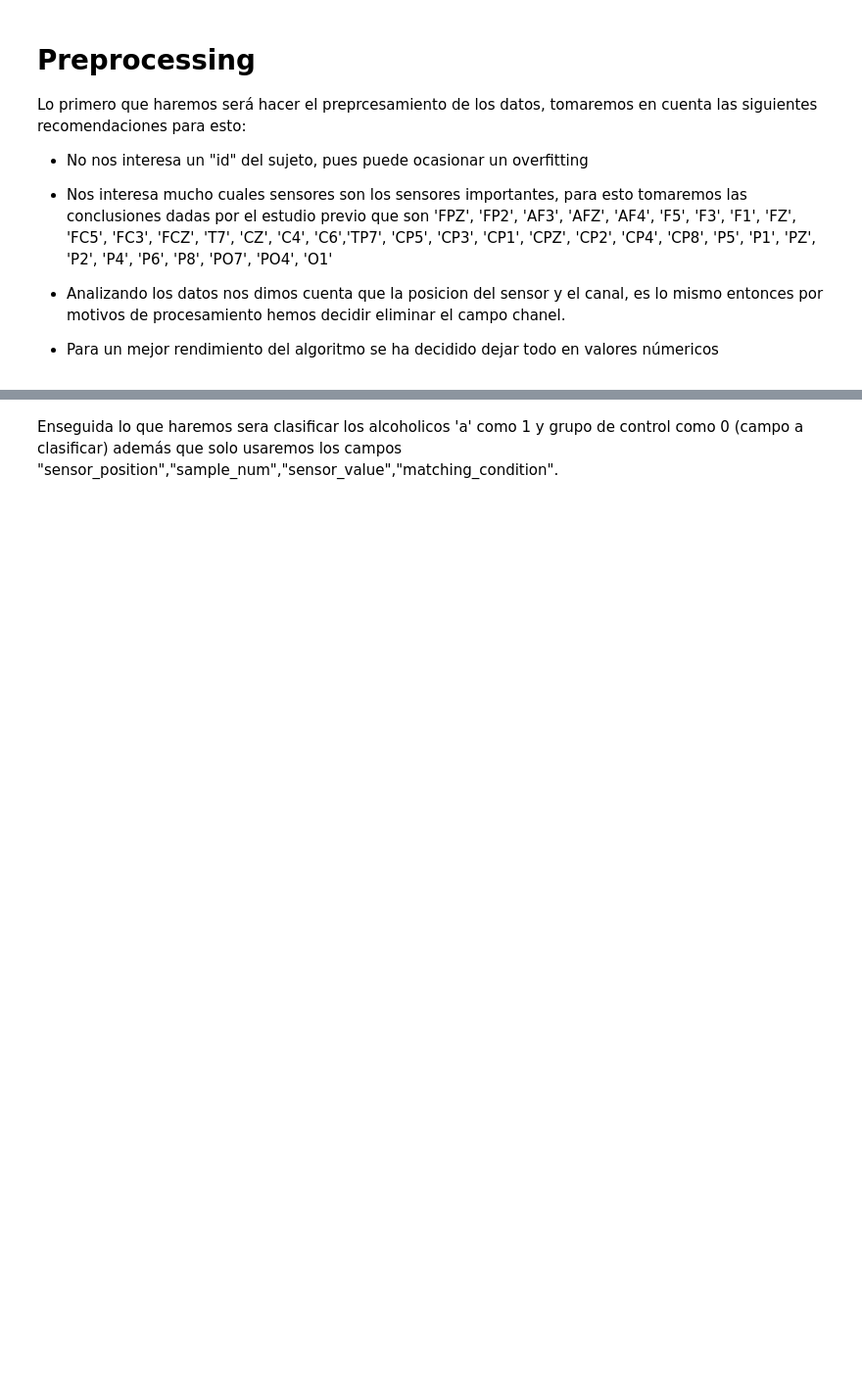
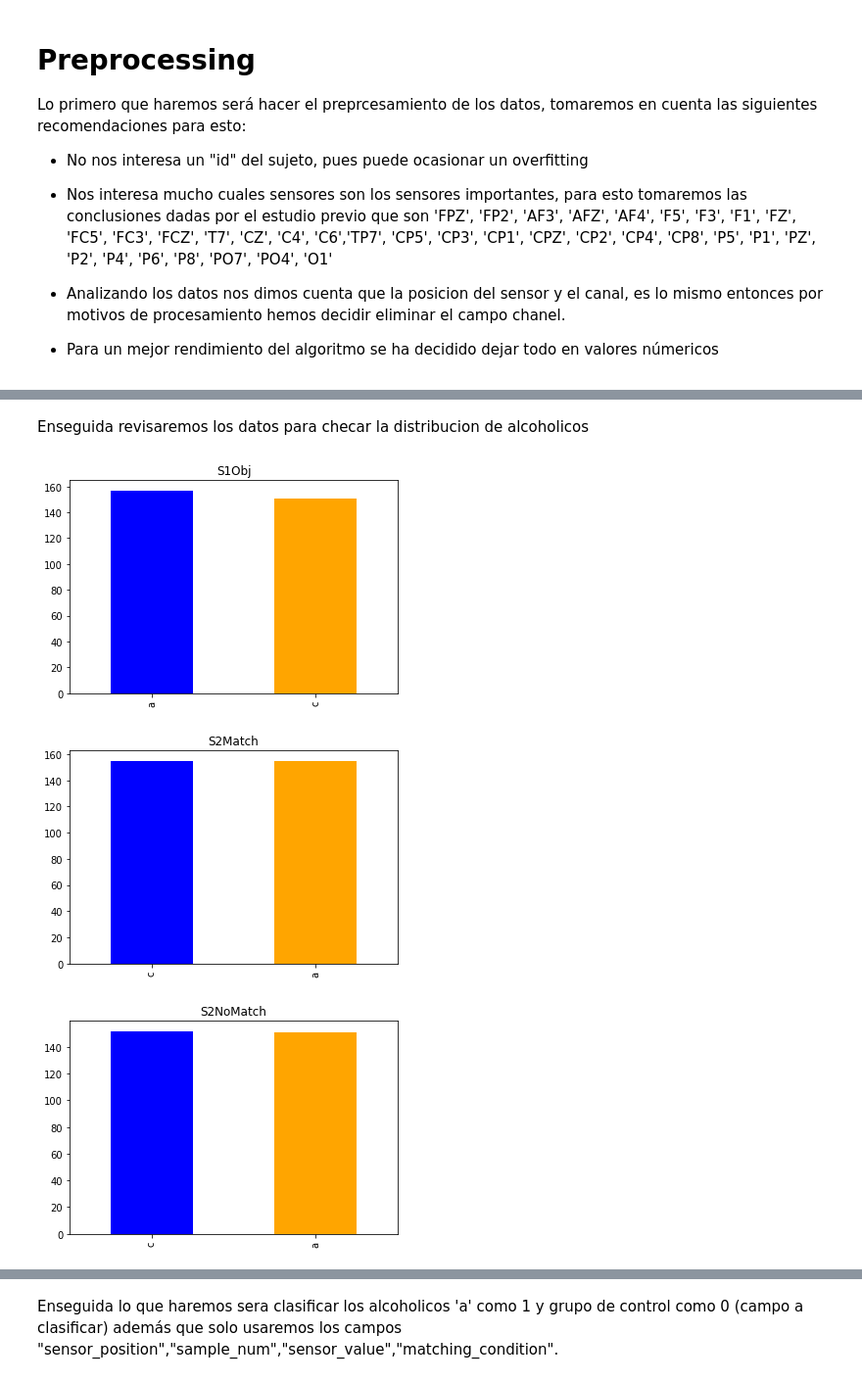
Before and after one commit to navi931/EEG-alcohol, a Jupyter notebook: EEG-data-analysis-master/SVM_Analysis.ipynb, the cells around one changed output, grey strips where cells are left out. Shown at 98% size. Saved outputs shown, nothing was run; the diff lists cells and outputs as text; code cells hidden in the pictures; blank space fills up the shorter version.

```diff
--- a/EEG-data-analysis-master/SVM_Analysis.ipynb
+++ b/EEG-data-analysis-master/SVM_Analysis.ipynb
@@ -286,0 +58,6 @@ data.head(n=10)
+# %%
+eeg_data_S1Obj = pd.read_csv("eeg_datasets_split/eeg_data_S1Obj.csv",encoding='latin-1')
+eeg_data_S2Match = pd.read_csv("eeg_datasets_split/eeg_data_S2Match.csv",encoding='latin-1')
+eeg_data_S2NoMatch = pd.read_csv("eeg_datasets_split/eeg_data_S2NoMatch.csv",encoding='latin-1')
+eeg_data = [eeg_data_S1Obj,eeg_data_S2Match,eeg_data_S2NoMatch]
+eeg_data_S1Obj.head(n=10)
@@ -286,0 +77,19 @@ data.head(n=10)
+# %% [markdown]
+Enseguida revisaremos los datos para checar la distribucion de alcoholicos
+# %%
+count_Class=pd.value_counts(eeg_data_S1Obj["Target"])
+count_Class.plot(kind= 'bar', color= ["blue", "orange"])
+plt.title('S1Obj')
+plt.show()
+count_Class=pd.value_counts(eeg_data_S2Match["Target"])
+count_Class.plot(kind= 'bar', color= ["blue", "orange"])
+plt.title('S2Match')
+plt.show()
+count_Class=pd.value_counts(eeg_data_S2NoMatch["Target"])
+count_Class.plot(kind= 'bar', color= ["blue", "orange"])
+plt.title('S2NoMatch')
+plt.show()
+# %% [output]
+[figure, added]
+[figure, added]
+[figure, added]
```
Also changed, not shown: parts of 25 cells of this notebook, 5 other files.
